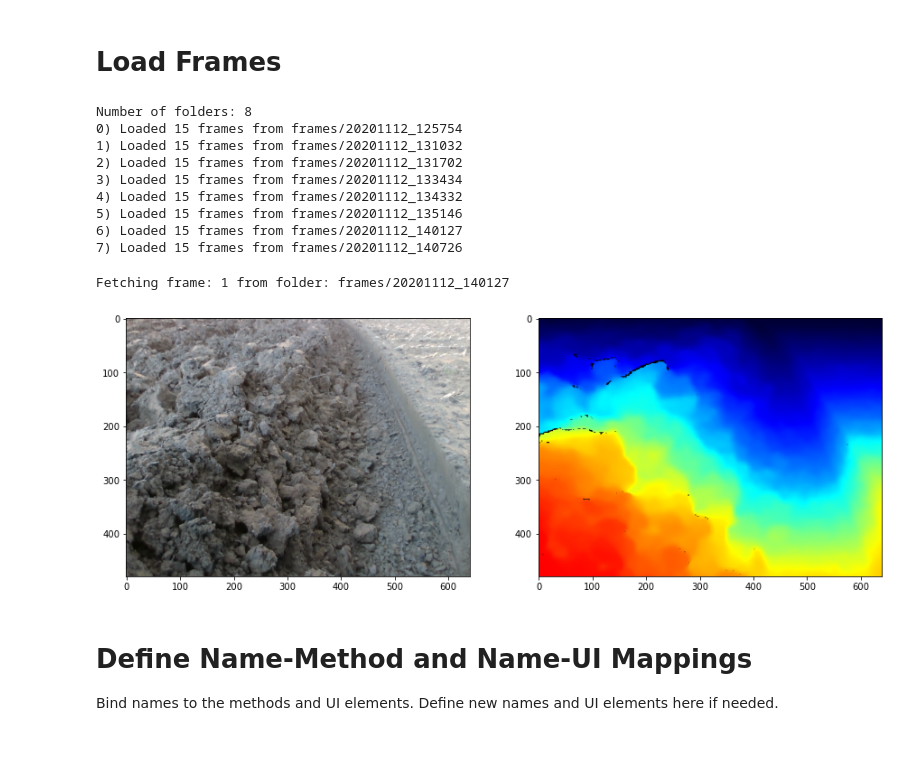
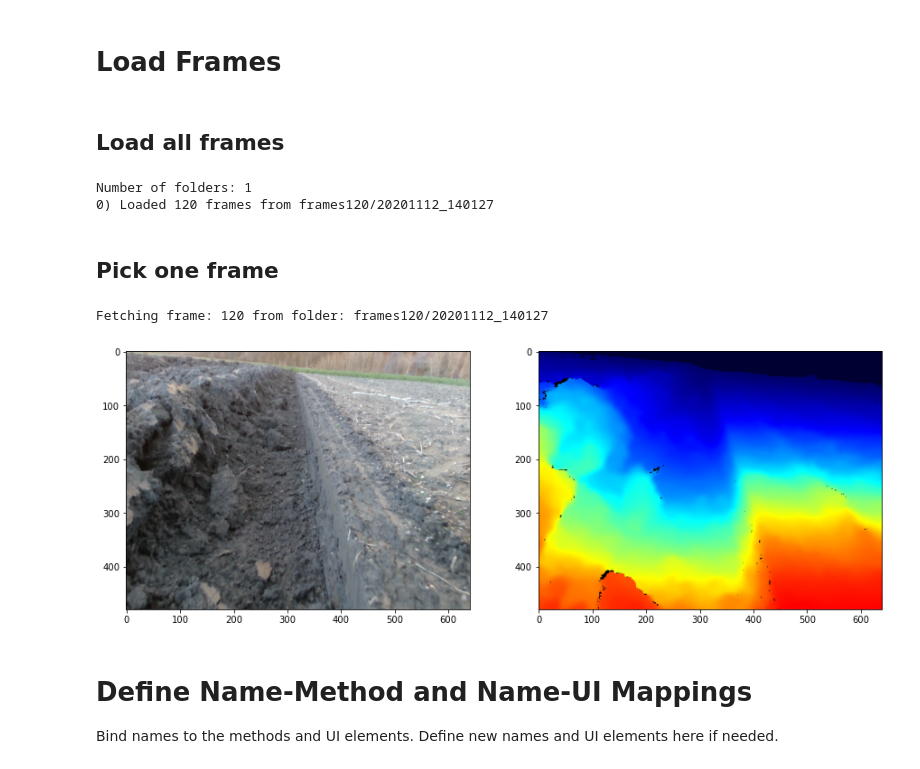
Before and after one commit to free-bit/furrow-edge-detector, a Jupyter notebook: Image Processing & Feature Detection.ipynb, the cells around one changed output. Cells and saved outputs as stored; diff of their text form; code cells hidden in the pictures.

```diff
--- a/Image Processing & Feature Detection.ipynb
+++ b/Image Processing & Feature Detection.ipynb
@@ -532,8 +532,10 @@ def apply_sk_hough_line(bin_image, visualize=True, average=True, **kwargs):
 # %% [markdown]
 # Load Frames
+# %% [markdown]
+## Load all frames
 # %%
-folders = os.listdir("frames")
-folders = sorted(list(map(lambda folder: os.path.join("frames", folder), folders)))
+folders = os.listdir("frames120")
+folders = sorted(list(map(lambda folder: os.path.join("frames120", folder), folders)))
 triplets_per_folder = {}
 
 for folder in folders:
@@ -559,37 +561,32 @@ print("Number of folders:", len(triplets_per_folder))
 for i, k in enumerate(folders):
     print("{}) Loaded {} frames from {}".format(i, len(triplets_per_folder[k]), k))
 # %% [output]
-Number of folders: 8
-0) Loaded 15 frames from frames/20201112_125754
-1) Loaded 15 frames from frames/20201112_131032
-2) Loaded 15 frames from frames/20201112_131702
-3) Loaded 15 frames from frames/20201112_133434
-4) Loaded 15 frames from frames/20201112_134332
-5) Loaded 15 frames from frames/20201112_135146
-6) Loaded 15 frames from frames/20201112_140127
-7) Loaded 15 frames from frames/20201112_140726
+Number of folders: 1
+0) Loaded 120 frames from frames120/20201112_140127
+# %% [markdown]
+## Pick one frame
 # %%
 # folder_indices = list(range(8))
 # folder_idx = str(random.choice(folder_indices))
 # print("Folder choice:", folder_idx)
-folder_idx = 6
+folder_idx = 0
 folder = folders[folder_idx]
 
 # file_indices = list(range(1, 16))
 # frame_idx = str(random.choice(file_indices))
 # print("Frame choice:", frame_idx)
-frame_idx = 0
+frame_idx = 119
 
 print("Fetching frame: {} from folder: {}".format(frame_idx+1, folder))
 rgb_img, depth_img, depth_arr = triplets_per_folder[folder][frame_idx]
 
 show_image_pairs(rgb_img, depth_img)
 
 # frame: 13 from folder: frames/20201112_133434 (3) -> "Grayscale", "Sobel Vertical", "Threshold", "Hough Line"
 # frame: 13 from folder: frames/20201112_140127 (6) -> "Grayscale", "Sobel Vertical", "Spatial Threshold", "Threshold", "Hough Line"
 # %% [output]
-Fetching frame: 1 from folder: frames/20201112_140127
+Fetching frame: 120 from folder: frames120/20201112_140127
-[figure, old version]
+[figure, new version]
 # %% [markdown]
 # Define Name-Method and Name-UI Mappings
 
```
Also changed, not shown: parts of 21 cells of this notebook.
